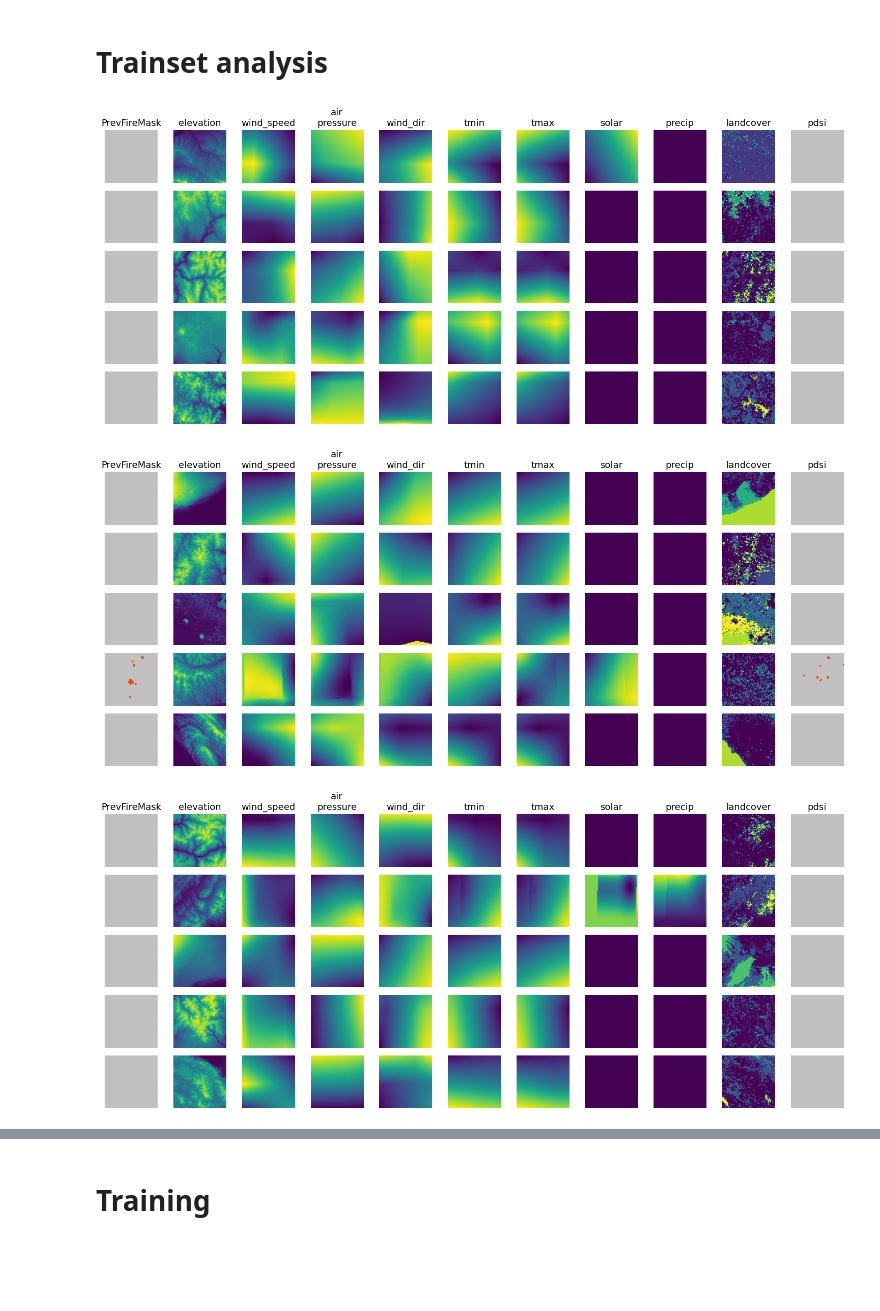
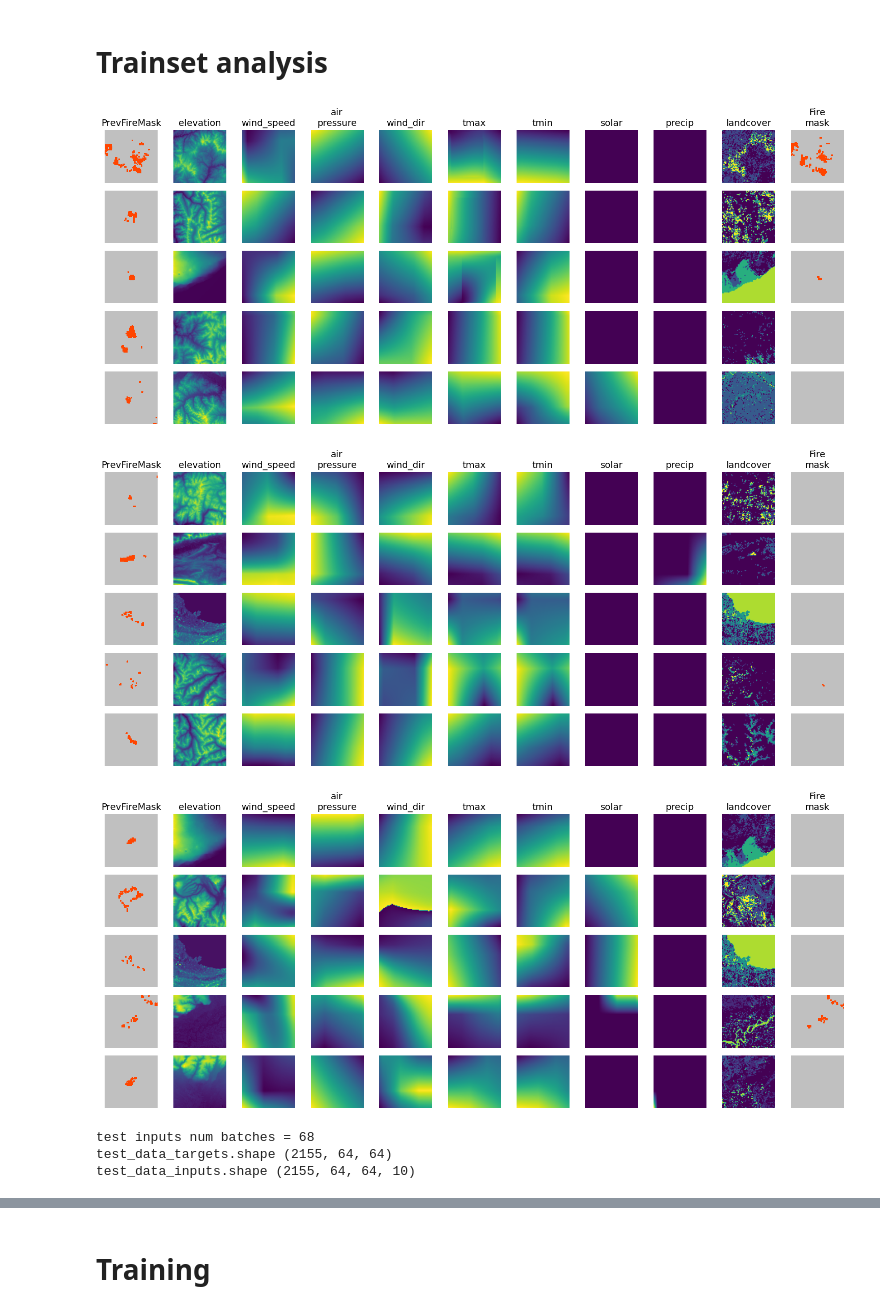
Before and after one commit to amber3536/Wildfire_Prediction, a Jupyter notebook: Satunet.ipynb, the cells around one changed output, grey strips where cells are left out. Drawn from its saved outputs; the diff is of its cells as text; code cells hidden in the pictures; blank space fills up the shorter version.

Commit message:
satunet baseline on new data + std

```diff
--- a/Satunet.ipynb
+++ b/Satunet.ipynb
@@ -273,7 +291,7 @@ num_examples = 21550
 #num_examples = 20
 
 # Output file name
-tfrecord_file = 'data.tfrecords'
+tfrecord_file = 'data2.tfrecords'
 # %%
 def _parse_function(proto):
 
@@ -299,8 +317,9 @@ def _parse_function(proto):
         #tf.print(f"feature {i}, shape : {tf.shape(tf.sparse.to_dense(parsed_features[f'feature{i}']))}")
         feature = tf.zeros([64, 64], tf.float32)
         tensor = tf.sparse.to_dense(parsed_features[f'feature{i}'])
+        tensor = tf.where(tf.math.is_nan(tensor), tf.zeros_like(tensor), tensor)
         if tf.shape(tensor) == [4096]:
-            feature = tf.reshape(tf.sparse.to_dense(parsed_features[f'feature{i}']), [64, 64])
+            feature = tf.reshape(tensor, [64, 64])
         feature_list.append(feature)
 
     combined_features = tf.stack(feature_list, axis=-1)
@@ -308,8 +327,9 @@ def _parse_function(proto):
     #tf.print(f"label, shape : {tf.shape(tf.sparse.to_dense(parsed_features[f'label']))}")
     label = tf.zeros([64, 64], tf.float32)
     tensor = tf.sparse.to_dense(parsed_features[f'label'])
+    #tensor = tf.where(tf.math.is_nan(tensor), tf.zeros_like(tensor), tensor)
     if tf.shape(tensor) == [4096]:
-        label = tf.reshape(tf.sparse.to_dense(parsed_features['label']), [64, 64])
+        label = tf.reshape(tensor, [64, 64])
 
 
     return combined_features, label
@@ -324,7 +344,7 @@ count_records(tfrecord_file)
 # %% [output]
 21550
 # %%
-dataset = tf.data.TFRecordDataset(tfrecord_file)
+dataset = tf.data.TFRecordDataset(tfrecord_file).cache()
 
 dataset = dataset.map(_parse_function)
 # %%
@@ -434,47 +454,47 @@ test_dataset = test_dataset.batch(32).prefetch(tf.data.AUTOTUNE)
 # %%
 inputs, labels = next(iter(train_dataset))
 
-TITLES = ['PrevFireMask', 'elevation', 'wind_speed', 'air\npressure', 'wind_dir', 'tmin', 'tmax',
-                  'solar', 'precip', 'landcover', 'pdsi',  'Fire\nmask']
+TITLES = ['PrevFireMask', 'elevation', 'wind_speed', 'air\npressure', 'wind_dir', 'tmax', 'tmin',
+                  'solar', 'precip', 'landcover',  'Fire\nmask']
 
 
 # Number of rows of data samples to plot
 n_rows = 5
 # Number of data variables
 n_features = inputs.shape[3]
 # Variables for controllong the color map for the fire masks
 CMAP = colors.ListedColormap(['black', 'silver', 'orangered'])
 BOUNDS = [-1, -0.1, 0.001, 1]
 NORM = colors.BoundaryNorm(BOUNDS, CMAP.N)
 
 
 fig = plt.figure(figsize=(15,6.5))
 
 for i in range(n_rows):
     for j in range(n_features + 1):
         plt.subplot(n_rows, n_features + 1, i * (n_features + 1) + j + 1)
         if i == 0:
             plt.title(TITLES[j], fontsize=13)
         if j == 0:
             plt.imshow(inputs[i, :, :, 0], cmap=CMAP, norm=NORM)
         if j > 0 and j < n_features:
             plt.imshow(inputs[i, :, :, j], cmap='viridis')
 
         if j == n_features:
             plt.imshow(labels[i, :, :], cmap=CMAP, norm=NORM)
         plt.axis('off')
 plt.tight_layout()
 plt.show()
 # %% [output]
-[figure, old version]
+[figure, new version]
 # %%
 # len(eval_dataset.take(1))
 # %%
 eval_dataset = eval_dataset.shuffle(1000)
 inputs, labels = next(iter(eval_dataset))
 
-TITLES = ['PrevFireMask', 'elevation', 'wind_speed', 'air\npressure', 'wind_dir', 'tmin', 'tmax',
-                  'solar', 'precip', 'landcover', 'pdsi',  'Fire\nmask']
+TITLES = ['PrevFireMask', 'elevation', 'wind_speed', 'air\npressure', 'wind_dir', 'tmax', 'tmin',
+                  'solar', 'precip', 'landcover',  'Fire\nmask']
 
 
 # Number of rows of data samples to plot
@@ -505,12 +525,12 @@ for i in range(n_rows):
 plt.tight_layout()
 plt.show()
 # %% [output]
-[figure, old version]
+[figure, new version]
 # %%
 inputs, labels = next(iter(test_dataset))
 
-TITLES = ['PrevFireMask', 'elevation', 'wind_speed', 'air\npressure', 'wind_dir', 'tmin', 'tmax',
-                  'solar', 'precip', 'landcover', 'pdsi',  'Fire\nmask']
+TITLES = ['PrevFireMask', 'elevation', 'wind_speed', 'air\npressure', 'wind_dir', 'tmax', 'tmin',
+                  'solar', 'precip', 'landcover',  'Fire\nmask']
 
 
 # Number of rows of data samples to plot
@@ -541,4 +561,41 @@ for i in range(n_rows):
 plt.tight_layout()
 plt.show()
 # %% [output]
-[figure, old version]
+[figure, new version]
+# %%
+# Evaluate using sklearn
+from sklearn.metrics import precision_recall_fscore_support as score
+from sklearn.metrics import accuracy_score
+from sklearn.metrics import precision_score
+from sklearn.metrics import recall_score
+from sklearn.metrics import f1_score
+from sklearn.metrics import cohen_kappa_score
+from sklearn.metrics import roc_auc_score
+from sklearn.metrics import confusion_matrix
+
+# Get all samples from TFRecords in arrays
+first_it = True
+cnt = 0
+for x, y in test_dataset:
+    cnt += 1
+    if first_it:
+        test_data_inputs = x
+        test_data_targets = y
+        first_it = False
+    else:
+        test_data_inputs = np.concatenate((test_data_inputs, x), axis=0)
+        test_data_targets = np.concatenate((test_data_targets, y), axis=0)
+print(f"test inputs num batches = {cnt}")
+test_data_inputs = np.asarray(test_data_inputs)
+y_true = np.asarray(test_data_targets)
+print(f"test_data_targets.shape {test_data_targets.shape}")
+print(f"test_data_inputs.shape {test_data_inputs.shape}")
+
+# Flatten results before evaluation
+previous_fire_mask_flat = test_data_inputs[:, :, :, 0].flatten()
+persistence_mask_flat = previous_fire_mask_flat
+y_true_flat = y_true.flatten()
+# %% [output]
+test inputs num batches = 68
+test_data_targets.shape (2155, 64, 64)
+test_data_inputs.shape (2155, 64, 64, 10)
```
Also changed, not shown: parts of 9 cells of this notebook.
